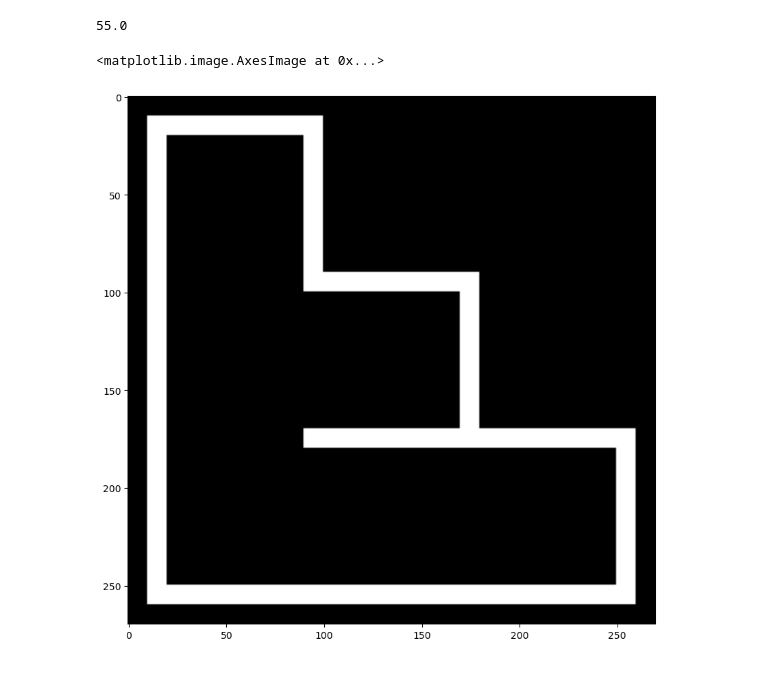
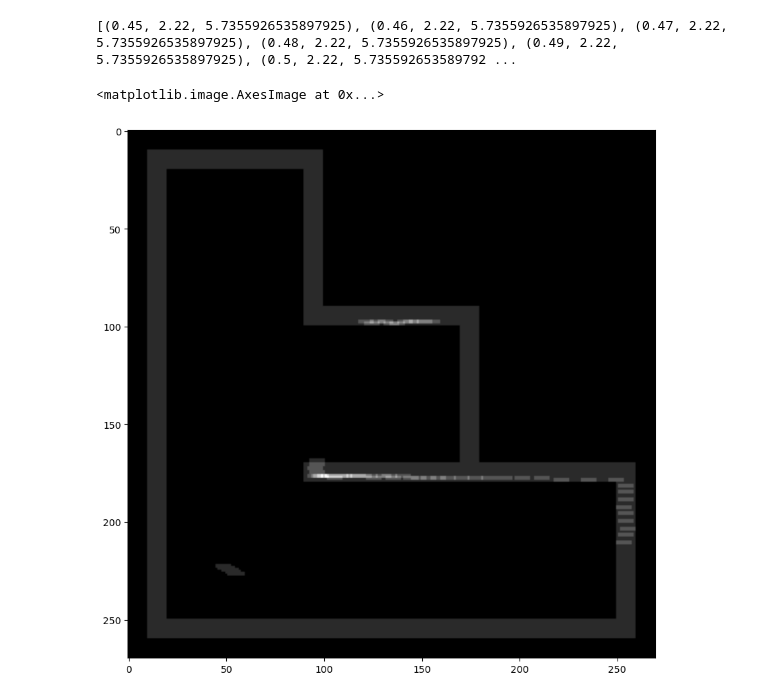
Before and after one commit to rir001/robmov_labs, a Jupyter notebook: test.ipynb, the cells around one changed output. Drawn from its saved outputs; the diff is of its cells as text; code cells hidden in the pictures.

```diff
--- a/test.ipynb
+++ b/test.ipynb
@@ -180,22 +186,39 @@ plt.imshow(convolucion_, cmap="gray")
-# %%
-out = dark_map.copy()
-
-for y in range(convolucion_.shape[0]):
-    for x in range(convolucion_.shape[1]):
-        # print(x, y)
-        # if convolucion_[y, x] != 0 and y + center_final[0] < out.shape[0] and x + center_final[1] < out.shape[1]:
-        if convolucion_[y, x] != 0 and y + center_final[0] < out.shape[0] and x + center_final[1] < out.shape[1] and real_map[y + center_final[0], x + center_final[1]] == 255:
-            # out[y:y + rotate_final.shape[0], x:x + rotate_final.shape[1]] += (rotate_final/255).astype(np.uint8)
-            out[y + center_final[0], x + center_final[1]] = 1
-
-# convolucion = convolve2(dark_map, rotate_final/255)
-
-# plt.imshow(convolucion, cmap='gray')
-print(np.max(convolucion))
-# plt.imshow(convolucion > np.max(convolucion)-1, cmap='gray')
-
-plt.imshow(out, cmap='gray')
-# %% [output]
-55.0
-<matplotlib.image.AxesImage at 0x...>
-[figure, removed]
+# %%
+convolucion = []
+max_ = 0
+max_n = 0
+for n in range(4):
+    convolucion.append(convolve2(dark_map, rotates_final[n]))
+    if np.max(convolucion[n]) > max_:
+        max_ = np.max(convolucion[n])
+        max_n = n
+# %%
+out = dark_map.copy()
+
+coordenates = []
+
+for n in range(4):
+    for y, x in np.column_stack(np.where(convolucion[n] > max_ * 0.99)):
+        if y + centers_final[n][0] < out.shape[0] and x + centers_final[n][1] < out.shape[1] and real_map[y + centers_final[n][0], x + centers_final[n][1]] == 255:
+
+            out[y:y + rotates_final[n].shape[0], x:x + rotates_final[n].shape[1]] += (rotates_final[n]).astype(np.uint8)
+            out[y + centers_final[n][0], x + centers_final[n][1]] = 1
+
+            x_ = (x + centers_final[n][1])/ESCALA
+            y_ = (y + centers_final[n][0])/ESCALA
+            a = fix_angles[n] + angle_ + np.pi
+            # if a > np.pi: a = a - np.pi*2
+
+            for m in range(10):
+                y_angle = m*np.sin(a)
+                x_angle = m*np.cos(a)
+                out[int(y + centers_final[n][0] - y_angle), int(x + centers_final[n][1] + x_angle)] = 1
+
+            coordenates.append((x_, y_, a))
+
+print(coordenates)
+plt.imshow(out, cmap='gray')
+# %% [output]
+[(0.45, 2.22, 5.7355926535897925), (0.46, 2.22, 5.7355926535897925), (0.47, 2.22, 5.7355926535897925), (0.48, 2.22, 5.7355926535897925), (0.49, 2.22, 5.7355926535897925), (0.5, 2.22, 5.735592653589792 ...
+<matplotlib.image.AxesImage at 0x...>
+[figure, added]
```
Also changed, not shown: parts of 8 cells of this notebook, 1 other file.
